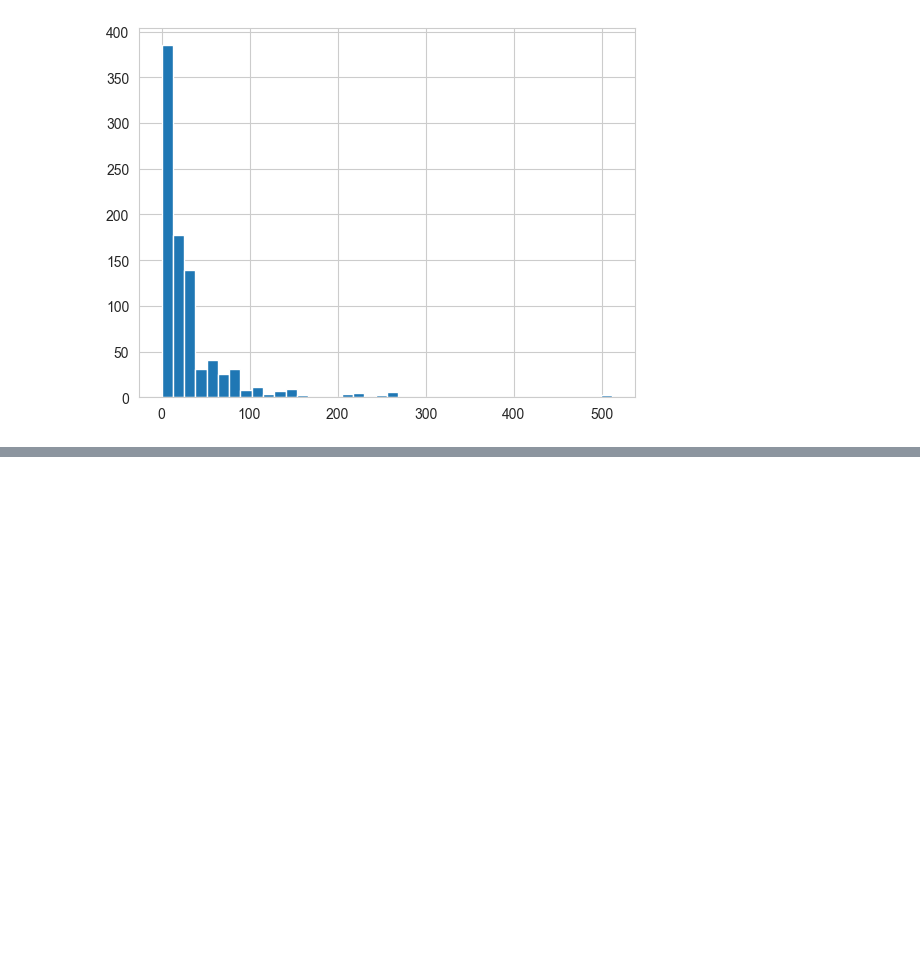
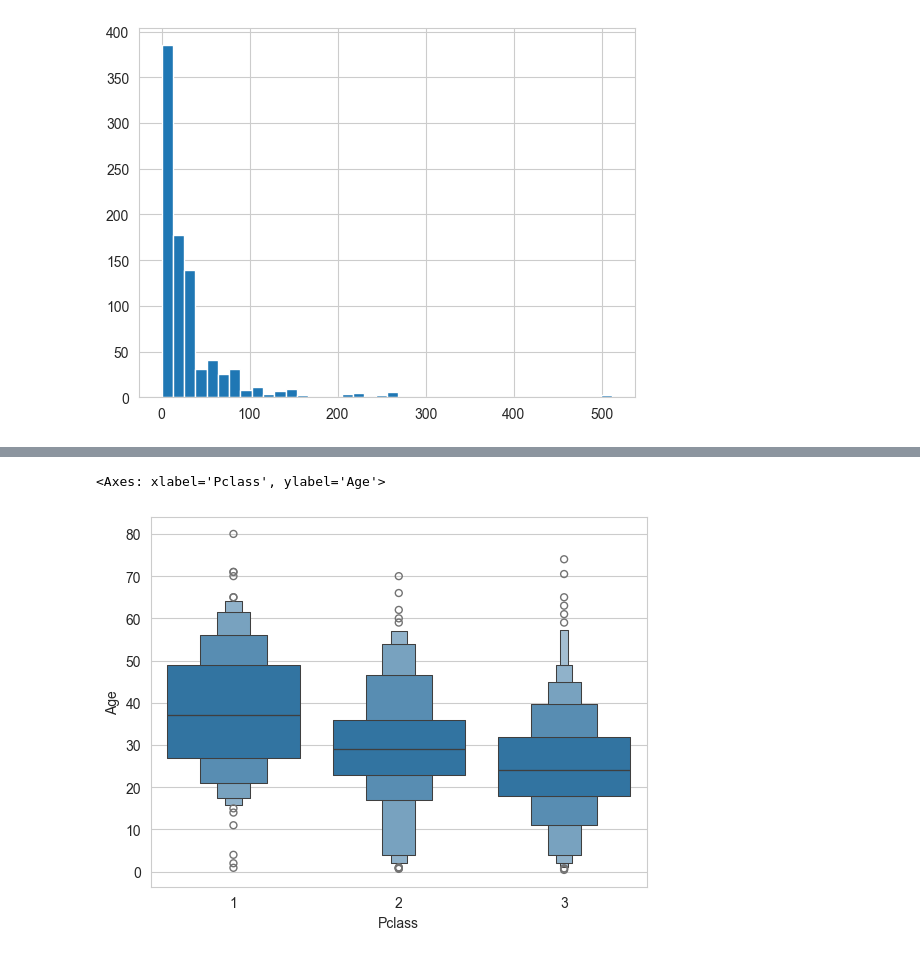
Before and after one commit to zumpious/learning_ml, a Jupyter notebook: algorithms/logistic_regression/logistic_regression.ipynb, the cells around one changed output, grey strips where cells are left out. Cells and saved outputs as stored; diff of their text form; code cells hidden in the pictures; blank space fills up the shorter version.

```diff
--- a/algorithms/logistic_regression/logistic_regression.ipynb
+++ b/algorithms/logistic_regression/logistic_regression.ipynb
@@ -100,0 +121,6 @@ train['Fare'].hist(bins=40) #histogram of fare
+# %%
+sns.boxenplot(x='Pclass',y='Age',data=train) # 1-3 are price classes
+## it can be seen, the more expensive the ticket, the older the passengers
+# %% [output]
+<Axes: xlabel='Pclass', ylabel='Age'>
+[figure, added]
```
Also changed, not shown: parts of 33 cells of this notebook.
